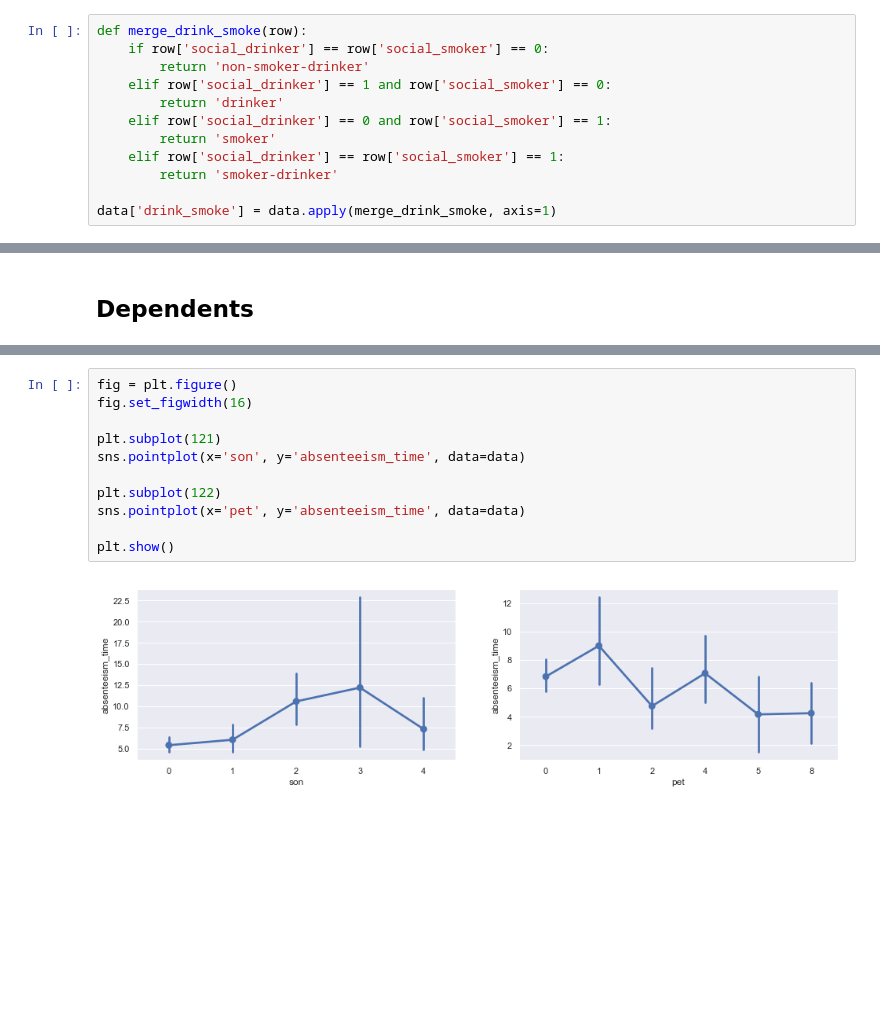
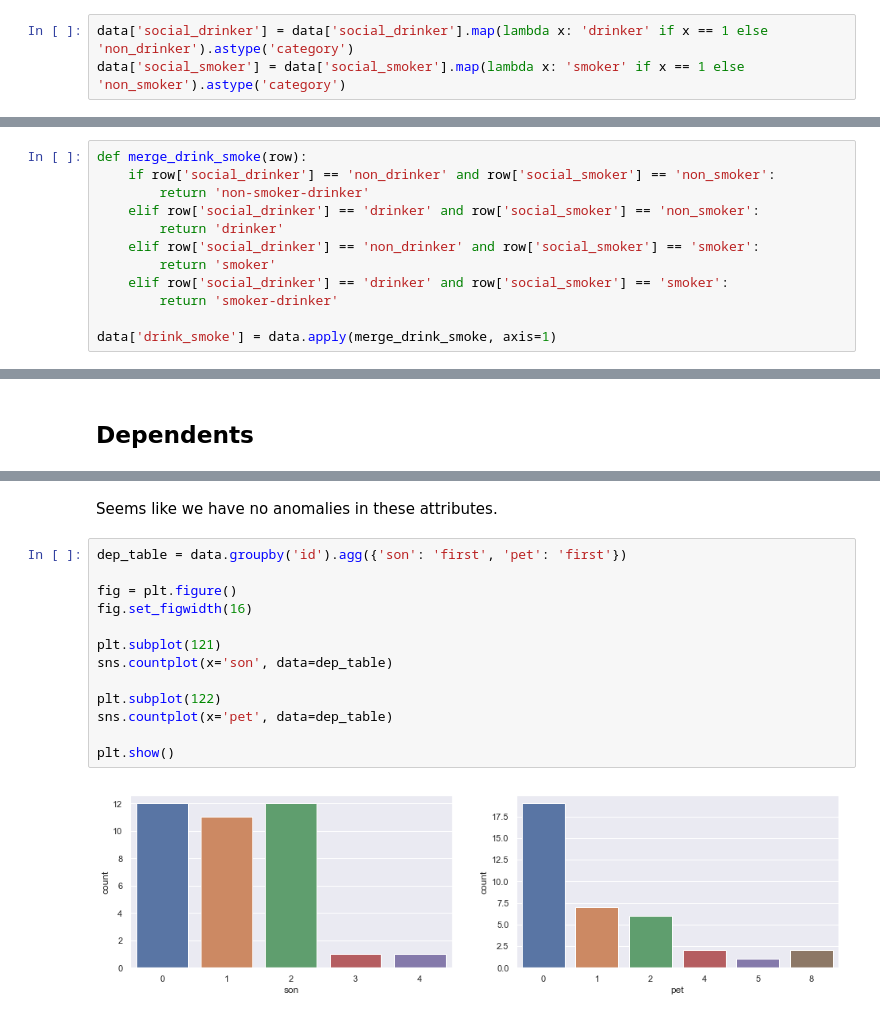
Before and after one commit to chasnew/data-analysis-repository, a Jupyter notebook: Absenteeism at work/Analysis of Absenteeism.ipynb, the cells around one changed output, grey strips where cells are left out. Saved outputs shown, nothing was run; the diff lists cells and outputs as text; blank space fills up the shorter version.

```diff
--- a/Absenteeism at work/Analysis of Absenteeism.ipynb
+++ b/Absenteeism at work/Analysis of Absenteeism.ipynb
@@ -331,18 +372,9 @@ Name: social_drinker, dtype: int64
 Name: social_smoker, dtype: int64
 # %%
 density_function = lambda x: x/float(x.sum())
-# %%
-def merge_drink_smoke(row):
-    if row['social_drinker'] == row['social_smoker'] == 0:
-        return 'non-smoker-drinker'
-    elif row['social_drinker'] == 1 and row['social_smoker'] == 0:
-        return 'drinker'
-    elif row['social_drinker'] == 0 and row['social_smoker'] == 1:
-        return 'smoker'
-    elif row['social_drinker'] == row['social_smoker'] == 1:
-        return 'smoker-drinker'
-
-data['drink_smoke'] = data.apply(merge_drink_smoke, axis=1)
+# %%
+data['social_drinker'] = data['social_drinker'].map(lambda x: 'drinker' if x == 1 else 'non_drinker').astype('category')
+data['social_smoker'] = data['social_smoker'].map(lambda x: 'smoker' if x == 1 else 'non_smoker').astype('category')
 # %% [markdown]
 I merged 'social_drinker' and 'social_smoker' features together to see if their interaction would result in a different effect.
 
@@ -414,0 +468,12 @@ Now I changed the perspective by grouping the stacks of proportion into each "dr
+# %%
+def merge_drink_smoke(row):
+    if row['social_drinker'] == 'non_drinker' and row['social_smoker'] == 'non_smoker':
+        return 'non-smoker-drinker'
+    elif row['social_drinker'] == 'drinker' and row['social_smoker'] == 'non_smoker':
+        return 'drinker'
+    elif row['social_drinker'] == 'non_drinker' and row['social_smoker'] == 'smoker':
+        return 'smoker'
+    elif row['social_drinker'] == 'drinker' and row['social_smoker'] == 'smoker':
+        return 'smoker-drinker'
+
+data['drink_smoke'] = data.apply(merge_drink_smoke, axis=1)
@@ -520,13 +607,17 @@ plt.show()
+# %% [markdown]
+Seems like we have no anomalies in these attributes.
 # %%
+dep_table = data.groupby('id').agg({'son': 'first', 'pet': 'first'})
+
 fig = plt.figure()
 fig.set_figwidth(16)
 
 plt.subplot(121)
-sns.pointplot(x='son', y='absenteeism_time', data=data)
+sns.countplot(x='son', data=dep_table)
 
 plt.subplot(122)
-sns.pointplot(x='pet', y='absenteeism_time', data=data)
+sns.countplot(x='pet', data=dep_table)
 
 plt.show()
 # %% [output]
-[figure, old version]
+[figure, new version]
```
Also changed, not shown: parts of 57 cells of this notebook.
